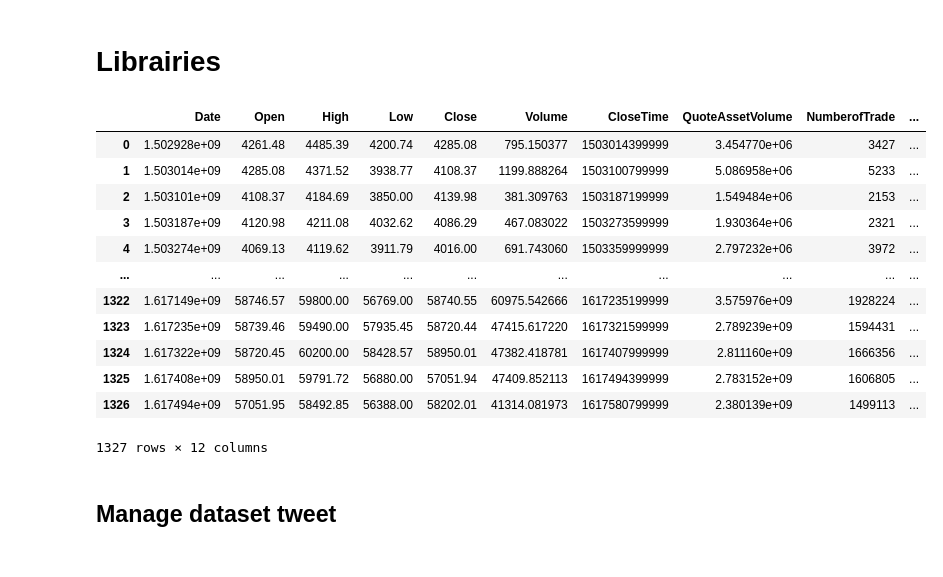
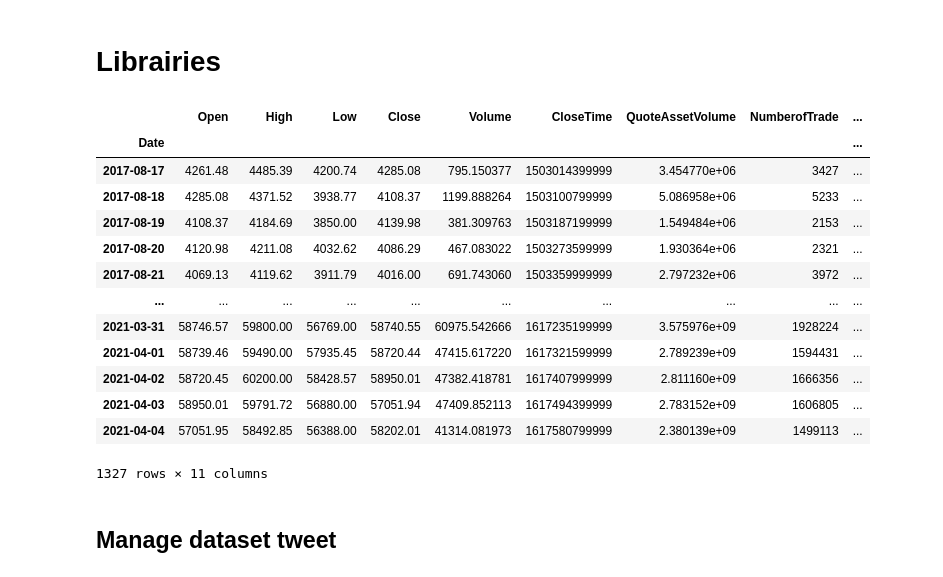
Before and after one commit to dim3003/data-analysis-crypto, a Jupyter notebook: notebooks/gp_notebooks.ipynb, the cells around one changed output. Drawn from its saved outputs; the diff is of its cells as text; code cells hidden in the pictures.

```diff
--- a/notebooks/gp_notebooks.ipynb
+++ b/notebooks/gp_notebooks.ipynb
@@ -17,27 +17,31 @@ import seaborn as sns
 # %%
 data_path = "../data/raw/"
 bnb_file = data_path+"data_BNB.csv"
 btc_file = data_path+"data_BTC.csv"
 
 tweet_btc = data_path+"bitcoin.json"
 tweet_eth = data_path+"ethereum.json"
 tweet_bnb = data_path+"binance.json"
 df_btc = pd.read_csv(btc_file)
+df_btc['Date'] = pd.to_datetime(df_btc['Date'],unit="s")
+df_btc.index = df_btc['Date']
+del df_btc['Date']
 df_btc
 # %% [output]
-|  | Date | Open | High | Low | Close | Volume | CloseTime | QuoteAssetVolume | NumberofTrade | ... |
-| 0 | 1.502928e+09 | 4261.48 | 4485.39 | 4200.74 | 4285.08 | 795.150377 | 1503014399999 | 3.454770e+06 | 3427 | ... |
-| 1 | 1.503014e+09 | 4285.08 | 4371.52 | 3938.77 | 4108.37 | 1199.888264 | 1503100799999 | 5.086958e+06 | 5233 | ... |
-| 2 | 1.503101e+09 | 4108.37 | 4184.69 | 3850.00 | 4139.98 | 381.309763 | 1503187199999 | 1.549484e+06 | 2153 | ... |
-| 3 | 1.503187e+09 | 4120.98 | 4211.08 | 4032.62 | 4086.29 | 467.083022 | 1503273599999 | 1.930364e+06 | 2321 | ... |
-| 4 | 1.503274e+09 | 4069.13 | 4119.62 | 3911.79 | 4016.00 | 691.743060 | 1503359999999 | 2.797232e+06 | 3972 | ... |
-| ... | ... | ... | ... | ... | ... | ... | ... | ... | ... | ... |
-| 1322 | 1.617149e+09 | 58746.57 | 59800.00 | 56769.00 | 58740.55 | 60975.542666 | 1617235199999 | 3.575976e+09 | 1928224 | ... |
-| 1323 | 1.617235e+09 | 58739.46 | 59490.00 | 57935.45 | 58720.44 | 47415.617220 | 1617321599999 | 2.789239e+09 | 1594431 | ... |
-| 1324 | 1.617322e+09 | 58720.45 | 60200.00 | 58428.57 | 58950.01 | 47382.418781 | 1617407999999 | 2.811160e+09 | 1666356 | ... |
-| 1325 | 1.617408e+09 | 58950.01 | 59791.72 | 56880.00 | 57051.94 | 47409.852113 | 1617494399999 | 2.783152e+09 | 1606805 | ... |
-| 1326 | 1.617494e+09 | 57051.95 | 58492.85 | 56388.00 | 58202.01 | 41314.081973 | 1617580799999 | 2.380139e+09 | 1499113 | ... |
+|  | Open | High | Low | Close | Volume | CloseTime | QuoteAssetVolume | NumberofTrade | ... |
+| Date |  |  |  |  |  |  |  |  | ... |
+| 2017-08-17 | 4261.48 | 4485.39 | 4200.74 | 4285.08 | 795.150377 | 1503014399999 | 3.454770e+06 | 3427 | ... |
+| 2017-08-18 | 4285.08 | 4371.52 | 3938.77 | 4108.37 | 1199.888264 | 1503100799999 | 5.086958e+06 | 5233 | ... |
+| 2017-08-19 | 4108.37 | 4184.69 | 3850.00 | 4139.98 | 381.309763 | 1503187199999 | 1.549484e+06 | 2153 | ... |
+| 2017-08-20 | 4120.98 | 4211.08 | 4032.62 | 4086.29 | 467.083022 | 1503273599999 | 1.930364e+06 | 2321 | ... |
+| 2017-08-21 | 4069.13 | 4119.62 | 3911.79 | 4016.00 | 691.743060 | 1503359999999 | 2.797232e+06 | 3972 | ... |
+| ... | ... | ... | ... | ... | ... | ... | ... | ... | ... |
+| 2021-03-31 | 58746.57 | 59800.00 | 56769.00 | 58740.55 | 60975.542666 | 1617235199999 | 3.575976e+09 | 1928224 | ... |
+| 2021-04-01 | 58739.46 | 59490.00 | 57935.45 | 58720.44 | 47415.617220 | 1617321599999 | 2.789239e+09 | 1594431 | ... |
+| 2021-04-02 | 58720.45 | 60200.00 | 58428.57 | 58950.01 | 47382.418781 | 1617407999999 | 2.811160e+09 | 1666356 | ... |
+| 2021-04-03 | 58950.01 | 59791.72 | 56880.00 | 57051.94 | 47409.852113 | 1617494399999 | 2.783152e+09 | 1606805 | ... |
+| 2021-04-04 | 57051.95 | 58492.85 | 56388.00 | 58202.01 | 41314.081973 | 1617580799999 | 2.380139e+09 | 1499113 | ... |
-1327 rows × 12 columns
+1327 rows × 11 columns
 # %% [markdown]
 ## Manage dataset tweet
 # %%
```
Also changed, not shown: parts of 7 cells of this notebook, 1 other file.
